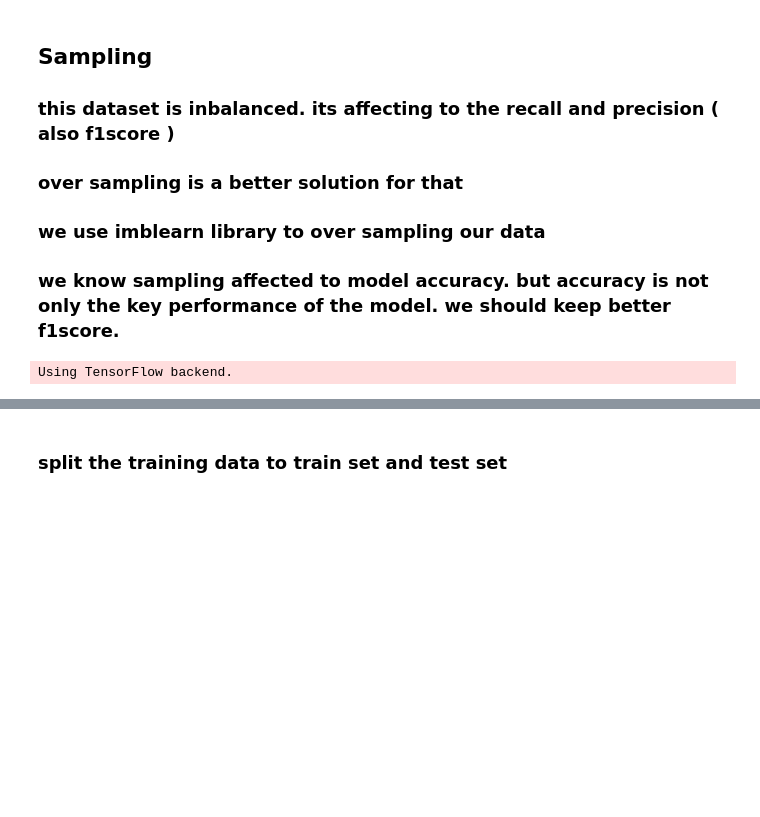
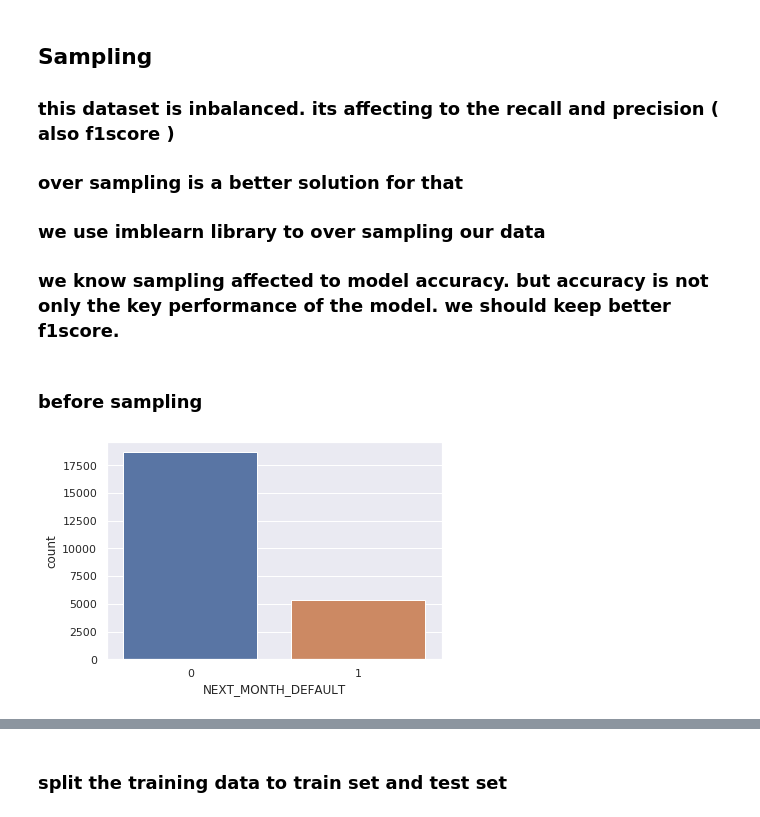
Before and after one commit to shashimalcse/Data-Storm-1.0, a Jupyter notebook: datastorm.ipynb, the cells around one changed output, grey strips where cells are left out. Saved outputs shown, nothing was run; the diff lists cells and outputs as text; code cells hidden in the pictures; blank space fills up the shorter version.

```diff
--- a/datastorm.ipynb
+++ b/datastorm.ipynb
@@ -81,8 +81,10 @@ corr.style.background_gradient(cmap='coolwarm')
 df['DUE_AMT']=(df['DUE_AMT_JULY']+df['DUE_AMT_AUG']+df['DUE_AMT_SEP']+df['DUE_AMT_OCT']+
        df['DUE_AMT_NOV']+ df['DUE_AMT_DEC'])/6
 
-df=df.drop(['DUE_AMT_JULY', 'DUE_AMT_AUG', 'DUE_AMT_SEP', 'DUE_AMT_OCT',
-       'DUE_AMT_NOV', 'DUE_AMT_DEC'],axis=1)
+df['PAY']=(df['PAY_JULY']+df['PAY_AUG']+df['PAY_SEP']+df['PAY_OCT']+
+       df['PAY_NOV']+ df['PAY_DEC'])/6
+# df=df.drop(['DUE_AMT_JULY', 'DUE_AMT_AUG', 'DUE_AMT_SEP', 'DUE_AMT_OCT',
+#        'DUE_AMT_NOV', 'DUE_AMT_DEC'],axis=1)
 
 # test['DUE_AMT']=(test['DUE_AMT_JULY']+test['DUE_AMT_AUG']+test['DUE_AMT_SEP']+test['DUE_AMT_OCT']+
 #        test['DUE_AMT_NOV']+ test['DUE_AMT_DEC'])/6
@@ -117,8 +120,14 @@ X=df.drop('NEXT_MONTH_DEFAULT',axis=1)
 ### we use imblearn library to over sampling our data
 
 ### we know sampling affected to model accuracy. but accuracy is not only the key performance of the model. we should keep better f1score.
+# %% [markdown]
+### before sampling
+# %%
+import seaborn as sns
+sns.set(style="darkgrid")
+ax = sns.countplot(x="NEXT_MONTH_DEFAULT", data=Y.to_frame())
+# %% [output]
+[figure, added]
 # %%
 from imblearn.over_sampling import SMOTE, ADASYN
 X_resampled, y_resampled = SMOTE().fit_resample(X, Y)
-# %% [output]
-Using TensorFlow backend.
```
Also changed, not shown: parts of 9 cells of this notebook.
